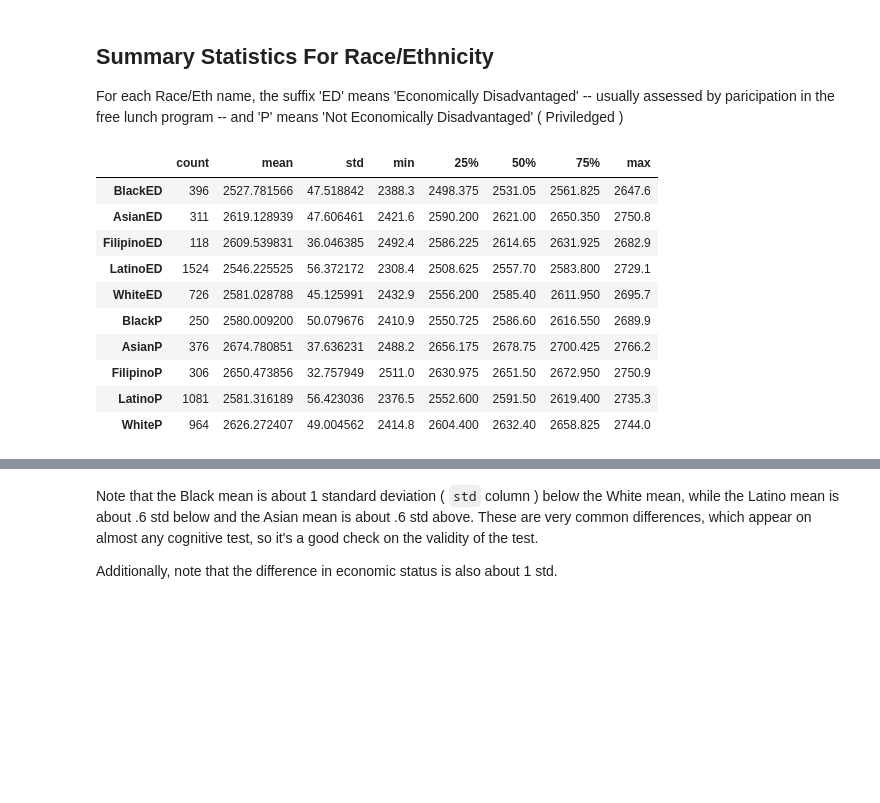
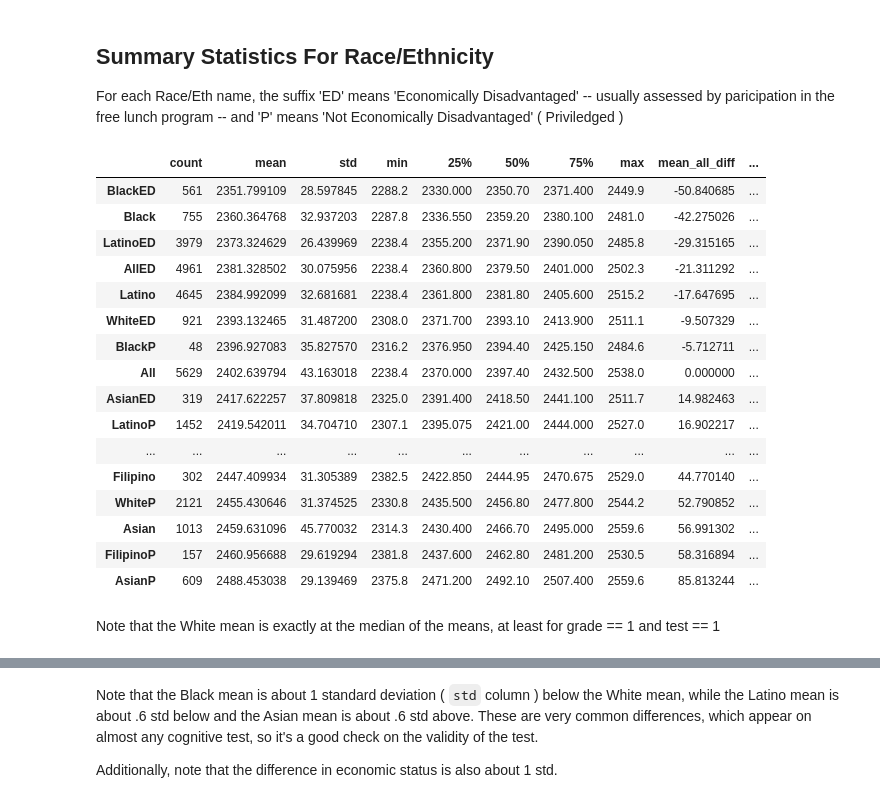
Before and after one commit to sandiegodata-projects/333-CAASPP, a Jupyter notebook: eric/Race-Eth Histograms.ipynb, the cells around one changed output, grey strips where cells are left out. Cells and saved outputs as stored; diff of their text form; code cells hidden in the pictures; blank space fills up the shorter version.

```diff
--- a/eric/Race-Eth Histograms.ipynb
+++ b/eric/Race-Eth Histograms.ipynb
@@ -9,8 +9,14 @@
 import numpy as np
 import matplotlib as mpl
 import pandas as pd
-df = pd.read_csv('ca2015_all_csv_v1.txt', na_values='*'  )
-df['School Code'].value_counts()
+df = pd.read_csv('../ca2015_all_csv_v1.txt', na_values='*'  )
+
+# Create an identifier that combines the three codes. This ID is typical in other education files,
+# buyt oddly lacking from this one.
+def f(x):
+    return "{:02d}{:05d}{:07d}".format(x['County Code'],x['District Code'],x['School Code'])
+
+df['cds'] = df.apply(f, axis=1) # This is *really* slow.
+
 schools = df[df['School Code'] != 0]
-mss = schools[['Subgroup ID','Grade','Test Id','Mean Scale Score']]
 # %%
@@ -20,10 +26,10 @@ ent = pd.read_csv('ca2015entities_csv.txt')
 
 These initial analyses compare the Mean Scale Scores for each race/ethnicity subgroup, for each school in the state. The scores are for Grade 11, reading test.
 # %%
-mss = schools[['School Code','Subgroup ID','Grade','Test Id','Mean Scale Score']]
-mss = mss[(mss['Grade'] == 11) & (mss['Test Id'] == 1)]
-mss = mss[['School Code','Subgroup ID','Mean Scale Score']]
-mssp = pd.pivot_table(mss,index='School Code', columns='Subgroup ID', values='Mean Scale Score')
+mss = schools[['cds','Subgroup ID','Grade','Test Id','Mean Scale Score']]
+mss = mss[(mss['Grade'] == 3) & (mss['Test Id'] == 1)]
+mss = mss[['cds','Subgroup ID','Mean Scale Score']]
+mssp = pd.pivot_table(mss,index='cds', columns='Subgroup ID', values='Mean Scale Score')
 # %% [markdown]
 ## Summary Statistics For Race/Ethnicity
 
@@ -31,21 +37,36 @@ For each Race/Eth name, the suffix 'ED' means 'Economically Disadvantaged' -- us
 # %%
 from pandas.tools.plotting import scatter_matrix
 
-race_eth = mssp[[200,202,203,204,206]+[220, 222, 223, 224, 226]]
-race_eth.columns = ['BlackED', 'AsianED', 'FilipinoED' , 'LatinoED', 'WhiteED',
-                    'BlackP', 'AsianP', 'FilipinoP' , 'LatinoP', 'WhiteP']
+race_eth = mssp[[74,76,77,78,80, 1]+[200,202,203,204,206,31]+[220, 222, 223, 224, 226, 111]]
+rec = [
+    'Black', 'Asian', 'Filipino' , 'Latino', 'White', 'All',
+    'BlackED', 'AsianED', 'FilipinoED' , 'LatinoED', 'WhiteED', 'AllED',
+    'BlackP', 'AsianP', 'FilipinoP' , 'LatinoP', 'WhiteP', 'AllP']
+
+race_eth.columns = rec
 #scatter_matrix(race_eth, figsize=(15,15))
 re_summary = race_eth.describe().T
-re_summary
+ave_std = re_summary['std'].mean()
+re_summary['mean_all_diff'] = re_summary['mean'] - re_summary.loc['All']['mean']
+re_summary['mean_all_diff_std'] = (re_summary['mean'] - re_summary.loc['All']['mean'])/ ave_std
+re_summary.sort('mean')
 # %% [output]
-|  | count | mean | std | min | 25% | 50% | 75% | max |
-| BlackED | 396 | 2527.781566 | 47.518842 | 2388.3 | 2498.375 | 2531.05 | 2561.825 | 2647.6 |
-| AsianED | 311 | 2619.128939 | 47.606461 | 2421.6 | 2590.200 | 2621.00 | 2650.350 | 2750.8 |
-| FilipinoED | 118 | 2609.539831 | 36.046385 | 2492.4 | 2586.225 | 2614.65 | 2631.925 | 2682.9 |
-| LatinoED | 1524 | 2546.225525 | 56.372172 | 2308.4 | 2508.625 | 2557.70 | 2583.800 | 2729.1 |
-| WhiteED | 726 | 2581.028788 | 45.125991 | 2432.9 | 2556.200 | 2585.40 | 2611.950 | 2695.7 |
-| BlackP | 250 | 2580.009200 | 50.079676 | 2410.9 | 2550.725 | 2586.60 | 2616.550 | 2689.9 |
-| AsianP | 376 | 2674.780851 | 37.636231 | 2488.2 | 2656.175 | 2678.75 | 2700.425 | 2766.2 |
-| FilipinoP | 306 | 2650.473856 | 32.757949 | 2511.0 | 2630.975 | 2651.50 | 2672.950 | 2750.9 |
-| LatinoP | 1081 | 2581.316189 | 56.423036 | 2376.5 | 2552.600 | 2591.50 | 2619.400 | 2735.3 |
-| WhiteP | 964 | 2626.272407 | 49.004562 | 2414.8 | 2604.400 | 2632.40 | 2658.825 | 2744.0 |
+|  | count | mean | std | min | 25% | 50% | 75% | max | mean_all_diff | ... |
+| BlackED | 561 | 2351.799109 | 28.597845 | 2288.2 | 2330.000 | 2350.70 | 2371.400 | 2449.9 | -50.840685 | ... |
+| Black | 755 | 2360.364768 | 32.937203 | 2287.8 | 2336.550 | 2359.20 | 2380.100 | 2481.0 | -42.275026 | ... |
+| LatinoED | 3979 | 2373.324629 | 26.439969 | 2238.4 | 2355.200 | 2371.90 | 2390.050 | 2485.8 | -29.315165 | ... |
+| AllED | 4961 | 2381.328502 | 30.075956 | 2238.4 | 2360.800 | 2379.50 | 2401.000 | 2502.3 | -21.311292 | ... |
+| Latino | 4645 | 2384.992099 | 32.681681 | 2238.4 | 2361.800 | 2381.80 | 2405.600 | 2515.2 | -17.647695 | ... |
+| WhiteED | 921 | 2393.132465 | 31.487200 | 2308.0 | 2371.700 | 2393.10 | 2413.900 | 2511.1 | -9.507329 | ... |
+| BlackP | 48 | 2396.927083 | 35.827570 | 2316.2 | 2376.950 | 2394.40 | 2425.150 | 2484.6 | -5.712711 | ... |
+| All | 5629 | 2402.639794 | 43.163018 | 2238.4 | 2370.000 | 2397.40 | 2432.500 | 2538.0 | 0.000000 | ... |
+| AsianED | 319 | 2417.622257 | 37.809818 | 2325.0 | 2391.400 | 2418.50 | 2441.100 | 2511.7 | 14.982463 | ... |
+| LatinoP | 1452 | 2419.542011 | 34.704710 | 2307.1 | 2395.075 | 2421.00 | 2444.000 | 2527.0 | 16.902217 | ... |
+| ... | ... | ... | ... | ... | ... | ... | ... | ... | ... | ... |
+| Filipino | 302 | 2447.409934 | 31.305389 | 2382.5 | 2422.850 | 2444.95 | 2470.675 | 2529.0 | 44.770140 | ... |
+| WhiteP | 2121 | 2455.430646 | 31.374525 | 2330.8 | 2435.500 | 2456.80 | 2477.800 | 2544.2 | 52.790852 | ... |
+| Asian | 1013 | 2459.631096 | 45.770032 | 2314.3 | 2430.400 | 2466.70 | 2495.000 | 2559.6 | 56.991302 | ... |
+| FilipinoP | 157 | 2460.956688 | 29.619294 | 2381.8 | 2437.600 | 2462.80 | 2481.200 | 2530.5 | 58.316894 | ... |
+| AsianP | 609 | 2488.453038 | 29.139469 | 2375.8 | 2471.200 | 2492.10 | 2507.400 | 2559.6 | 85.813244 | ... |
+# %% [markdown]
+Note that the White mean is exactly at the median of the means, at least for grade == 1 and test == 1
```
Also changed, not shown: parts of 20 cells of this notebook, 2 other files.
